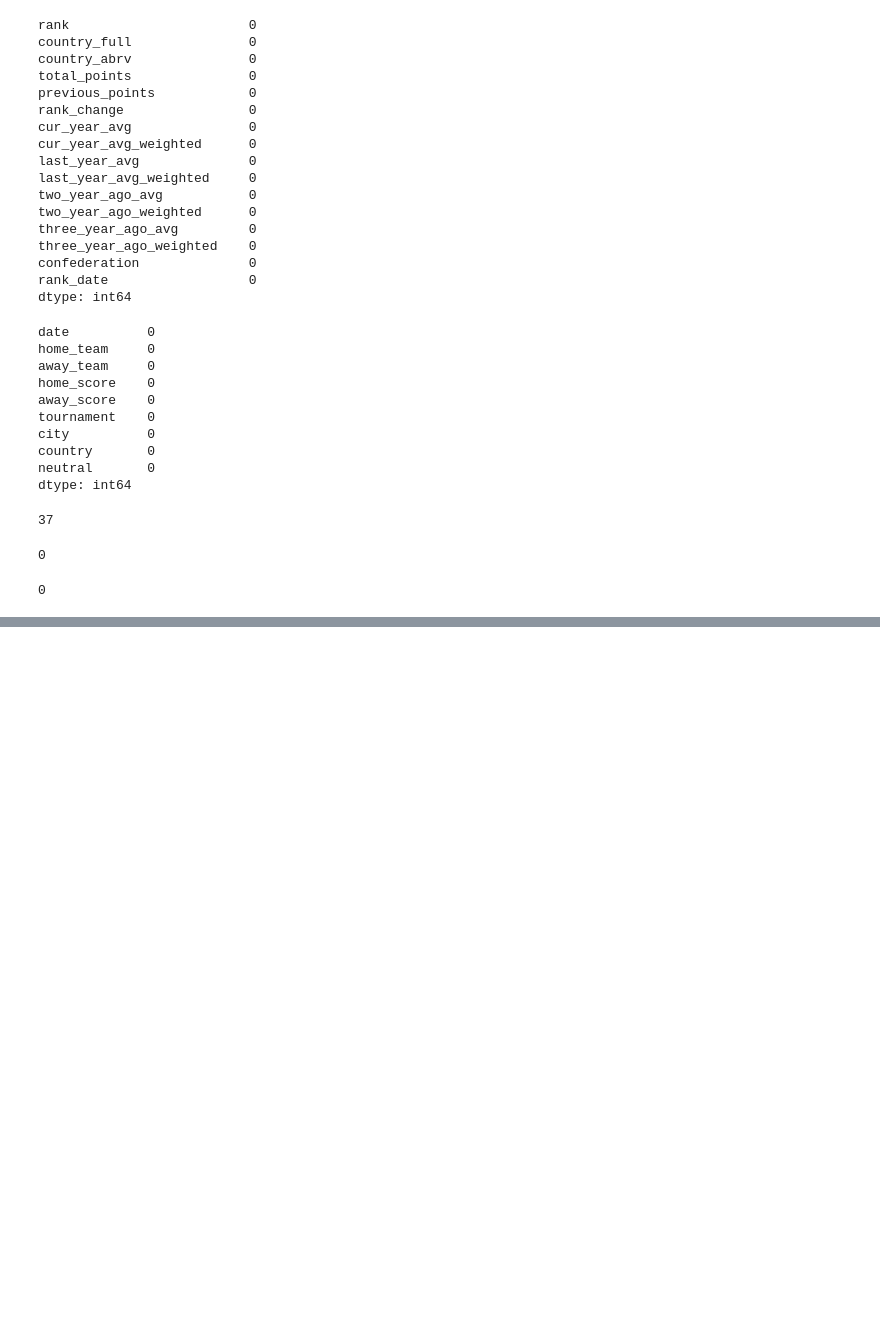
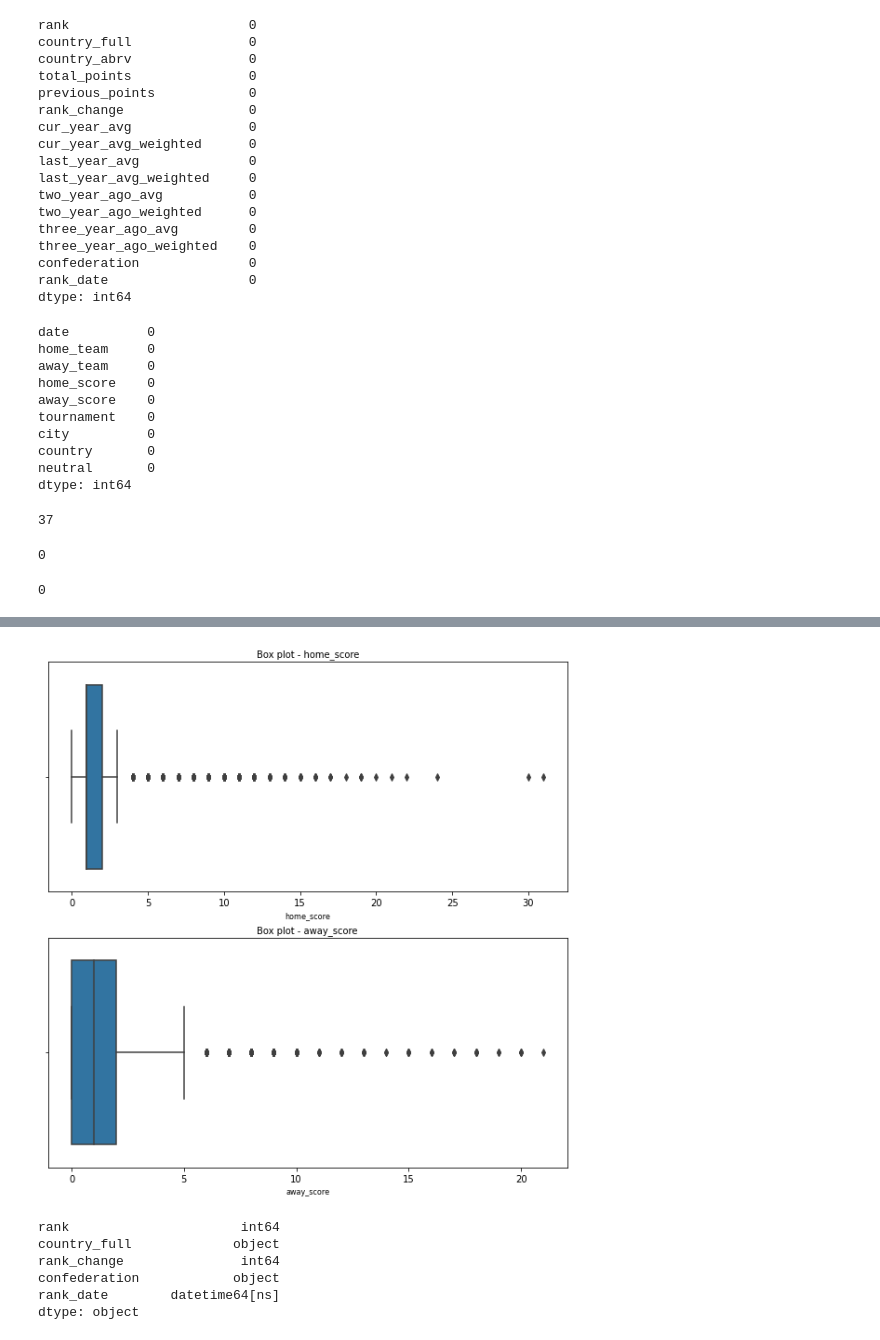
Before and after one commit to tiffanyndanu/Mchezopesa, a Jupyter notebook: Mchezopesa.ipynb, the cells around one changed output, grey strips where cells are left out. Cells and saved outputs as stored; diff of their text form; code cells hidden in the pictures; blank space fills up the shorter version.

```diff
--- a/Mchezopesa.ipynb
+++ b/Mchezopesa.ipynb
@@ -263,0 +278,25 @@ Results.duplicated().sum()
+# %%
+# Checking for outliers in the columns with numerical data
+
+col_names = ['home_score', 'away_score']
+
+fig, ax = plt.subplots(len(col_names), figsize=(10,10))
+
+for i, col_val in enumerate(col_names):
+    sns.boxplot(Results[col_val], ax=ax[i])
+    ax[i].set_title('Box plot - {}'.format(col_val), fontsize=10)
+    ax[i].set_xlabel(col_val, fontsize=8)
+plt.show()
+# %% [output]
+[figure, added]
+# %%
+# Changing the date column to pandas datetime
+Ranking.rank_date = pd.to_datetime(Ranking.rank_date)
+Ranking.dtypes
+# %% [output]
+rank                      int64
+country_full             object
+rank_change               int64
+confederation            object
+rank_date        datetime64[ns]
+dtype: object
```
Also changed, not shown: parts of 45 cells of this notebook.
